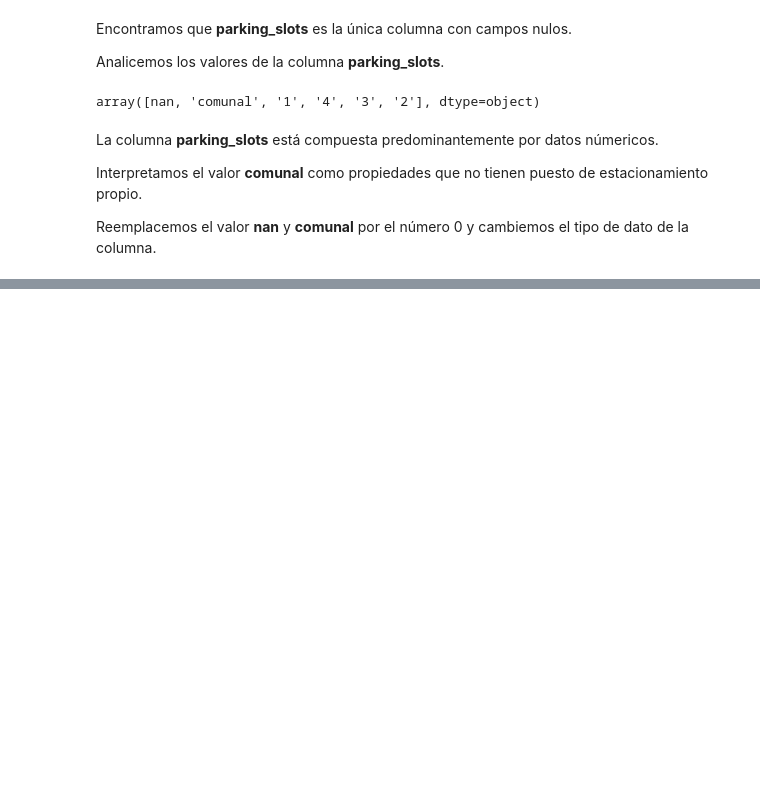
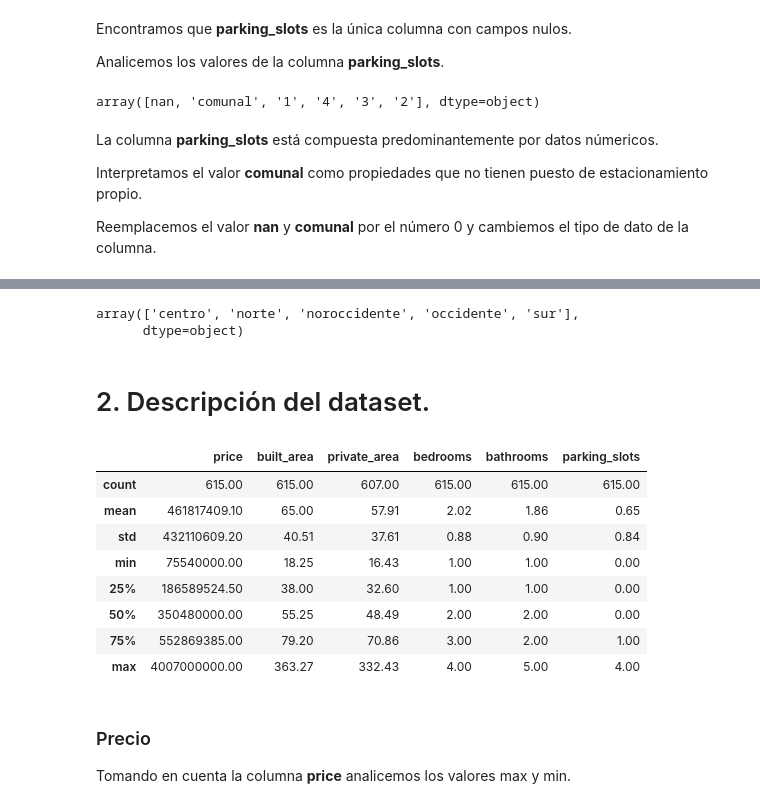
Before and after one commit to diegoestradamd/real_estate_analysis, a Jupyter notebook: main.ipynb, the cells around one changed output, grey strips where cells are left out. Cells and saved outputs as stored; diff of their text form; code cells hidden in the pictures; blank space fills up the shorter version.

```diff
--- a/main.ipynb
+++ b/main.ipynb
@@ -57,3 +76,4 @@ Reemplacemos el valor **nan** y **comunal** por el número 0 y cambiemos el tipo
 # %%
-projects["parking_slots"][(projects["parking_slots"] == "comunal")] = 0
+projects["parking_slots"] = projects["parking_slots"].astype(int)
+projects["parking_slots"].dtype
 # %% [output]
@@ -63,0 +138,23 @@ See the caveats in the documentation: https://pandas.pydata.org/pandas-docs/stab
+# %%
+projects["zone"].unique()
+# %% [output]
+array(['centro', 'norte', 'noroccidente', 'occidente', 'sur'],
+      dtype=object)
+# %% [markdown]
+# 2. Descripción del dataset.
+# %%
+projects.describe()
+# %% [output]
+|  | price | built_area | private_area | bedrooms | bathrooms | parking_slots |
+| count | 615.00 | 615.00 | 607.00 | 615.00 | 615.00 | 615.00 |
+| mean | 461817409.10 | 65.00 | 57.91 | 2.02 | 1.86 | 0.65 |
+| std | 432110609.20 | 40.51 | 37.61 | 0.88 | 0.90 | 0.84 |
+| min | 75540000.00 | 18.25 | 16.43 | 1.00 | 1.00 | 0.00 |
+| 25% | 186589524.50 | 38.00 | 32.60 | 1.00 | 1.00 | 0.00 |
+| 50% | 350480000.00 | 55.25 | 48.49 | 2.00 | 2.00 | 0.00 |
+| 75% | 552869385.00 | 79.20 | 70.86 | 3.00 | 2.00 | 1.00 |
+| max | 4007000000.00 | 363.27 | 332.43 | 4.00 | 5.00 | 4.00 |
+# %% [markdown]
+### Precio
+
+Tomando en cuenta la columna **price** analicemos los valores max y min.
```
Also changed, not shown: parts of 30 cells of this notebook.
